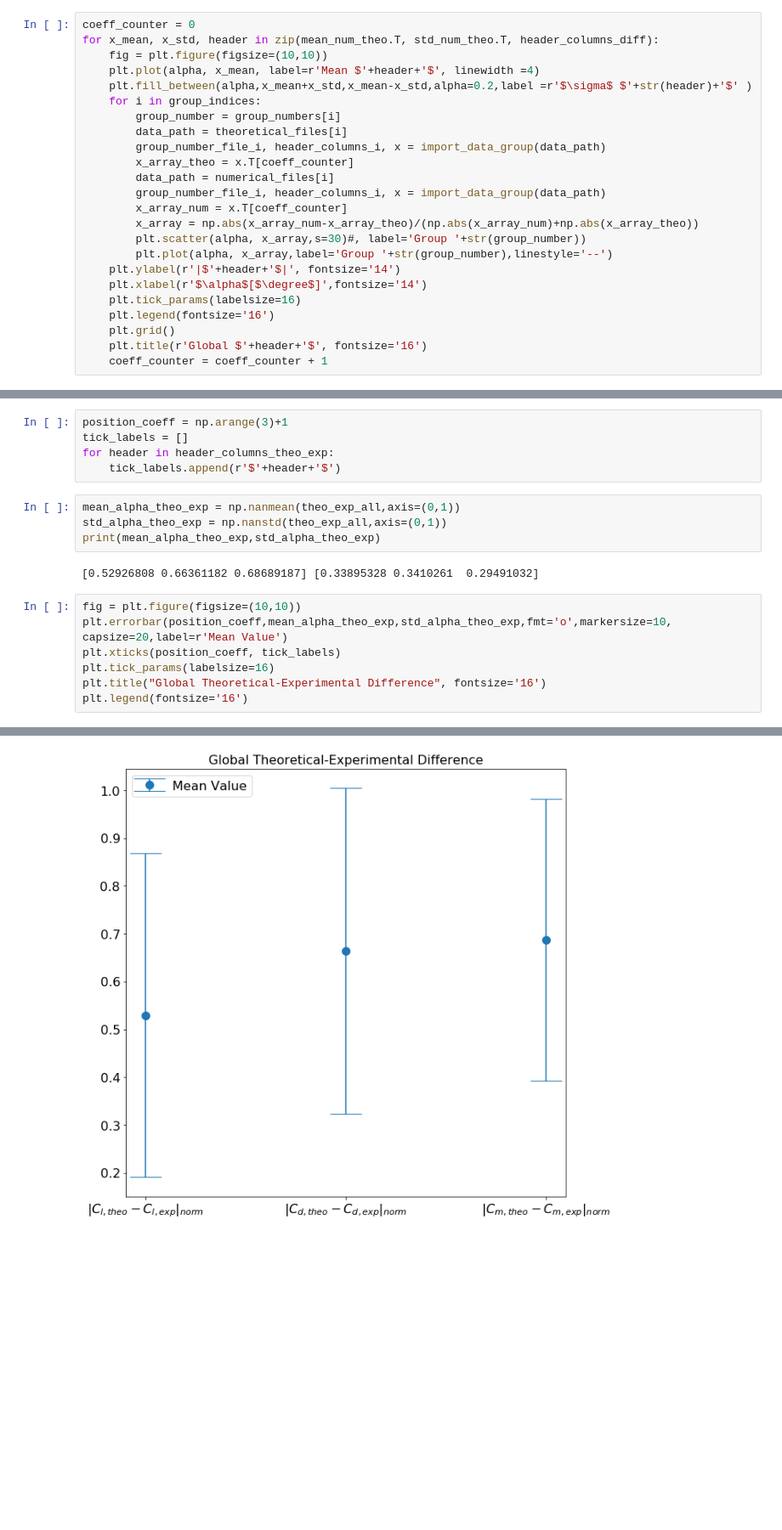
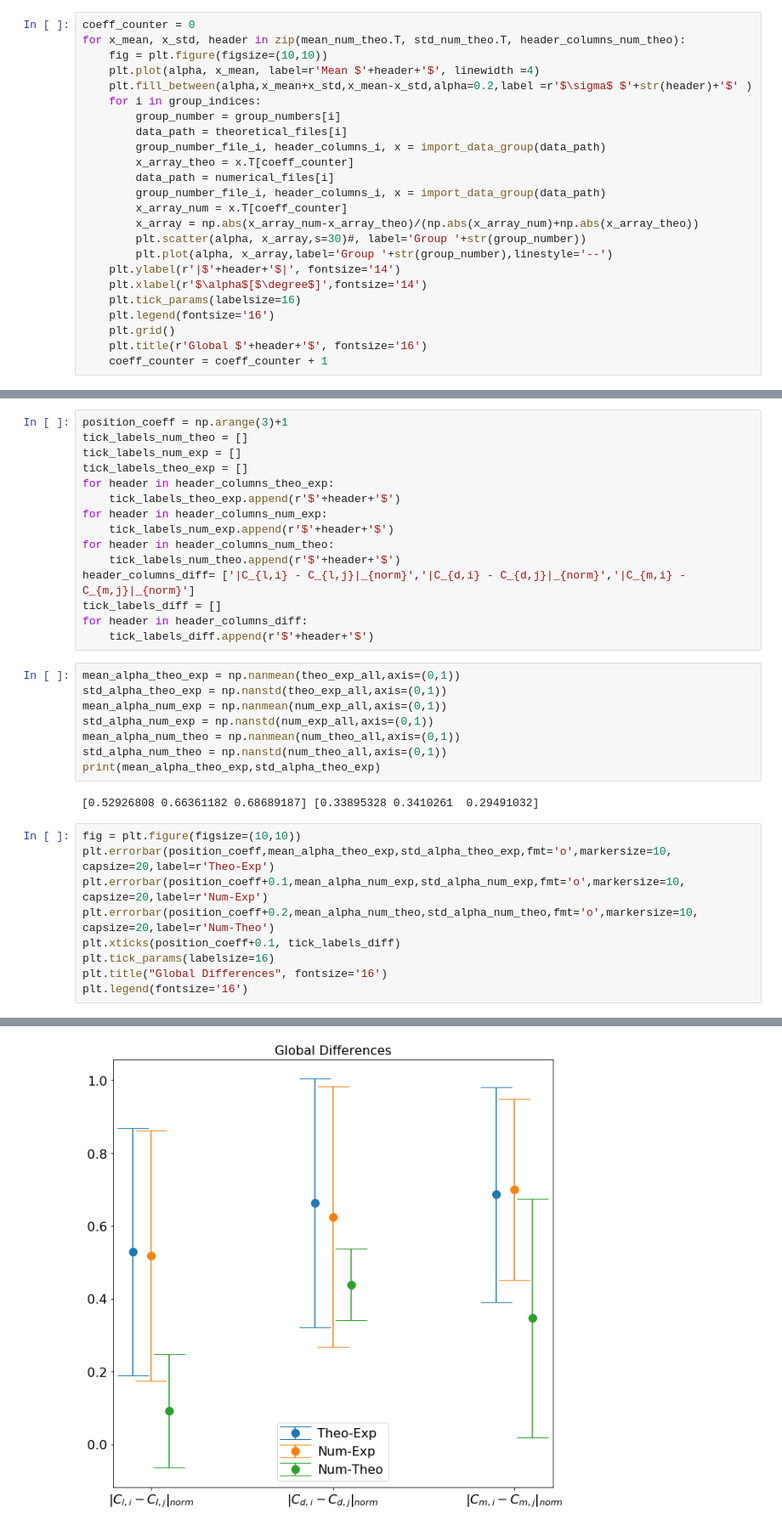
Before and after one commit to sercharpak/NFS_P2, a Jupyter notebook: NFS-P2-Comparison.ipynb, the cells around one changed output, grey strips where cells are left out. Shown at 85% size. Drawn from its saved outputs; the diff is of its cells as text; blank space fills up the shorter version.

Commit message:
Finished the plots of the differences. Still need to do the comparison with the NASA/NACA data and maybe do a last mean plot

```diff
--- a/NFS-P2-Comparison.ipynb
+++ b/NFS-P2-Comparison.ipynb
@@ -300,7 +300,7 @@ Text(0.5,1,'Global Numerical-Theoretical Difference')
 ### Per Coefficient per angle
 # %%
 coeff_counter = 0
-for x_mean, x_std, header in zip(mean_num_theo.T, std_num_theo.T, header_columns_diff):
+for x_mean, x_std, header in zip(mean_num_theo.T, std_num_theo.T, header_columns_num_theo):
     fig = plt.figure(figsize=(10,10))
     plt.plot(alpha, x_mean, label=r'Mean $'+header+'$', linewidth =4)
     plt.fill_between(alpha,x_mean+x_std,x_mean-x_std,alpha=0.2,label =r'$\sigma$ $'+str(header)+'$' )
@@ -436,24 +436,40 @@ for x_mean, x_std, header in zip(mean_theo_exp.T, std_theo_exp.T, header_columns
 ## Now let's summarize per coefficient
 # %% [markdown]
 Now we are going to visualize the values per coeff (so we mean and std by coeff for all angles)
-# %%
-position_coeff = np.arange(3)+1
-tick_labels = []
-for header in header_columns_theo_exp:
-    tick_labels.append(r'$'+header+'$')
+# %%
+position_coeff = np.arange(3)+1
+tick_labels_num_theo = []
+tick_labels_num_exp = []
+tick_labels_theo_exp = []
+for header in header_columns_theo_exp:
+    tick_labels_theo_exp.append(r'$'+header+'$')
+for header in header_columns_num_exp:
+    tick_labels_num_exp.append(r'$'+header+'$')
+for header in header_columns_num_theo:
+    tick_labels_num_theo.append(r'$'+header+'$')
+header_columns_diff= ['|C_{l,i} - C_{l,j}|_{norm}','|C_{d,i} - C_{d,j}|_{norm}','|C_{m,i} - C_{m,j}|_{norm}']
+tick_labels_diff = []
+for header in header_columns_diff:
+    tick_labels_diff.append(r'$'+header+'$')
 # %%
 mean_alpha_theo_exp = np.nanmean(theo_exp_all,axis=(0,1))
 std_alpha_theo_exp = np.nanstd(theo_exp_all,axis=(0,1))
+mean_alpha_num_exp = np.nanmean(num_exp_all,axis=(0,1))
+std_alpha_num_exp = np.nanstd(num_exp_all,axis=(0,1))
+mean_alpha_num_theo = np.nanmean(num_theo_all,axis=(0,1))
+std_alpha_num_theo = np.nanstd(num_theo_all,axis=(0,1))
 print(mean_alpha_theo_exp,std_alpha_theo_exp)
 # %% [output]
 [0.52926808 0.66361182 0.68689187] [0.33895328 0.3410261  0.29491032]
 # %%
 fig = plt.figure(figsize=(10,10))
-plt.errorbar(position_coeff,mean_alpha_theo_exp,std_alpha_theo_exp,fmt='o',markersize=10, capsize=20,label=r'Mean Value')
-plt.xticks(position_coeff, tick_labels)
+plt.errorbar(position_coeff,mean_alpha_theo_exp,std_alpha_theo_exp,fmt='o',markersize=10, capsize=20,label=r'Theo-Exp')
+plt.errorbar(position_coeff+0.1,mean_alpha_num_exp,std_alpha_num_exp,fmt='o',markersize=10, capsize=20,label=r'Num-Exp')
+plt.errorbar(position_coeff+0.2,mean_alpha_num_theo,std_alpha_num_theo,fmt='o',markersize=10, capsize=20,label=r'Num-Theo')
+plt.xticks(position_coeff+0.1, tick_labels_diff)
 plt.tick_params(labelsize=16)
-plt.title("Global Theoretical-Experimental Difference", fontsize='16')
+plt.title("Global Differences", fontsize='16')
 plt.legend(fontsize='16')
 # %% [output]
 <matplotlib.legend.Legend at 0x...>
-[figure, old version]
+[figure, new version]
```
Also changed, not shown: parts of 9 cells of this notebook.
